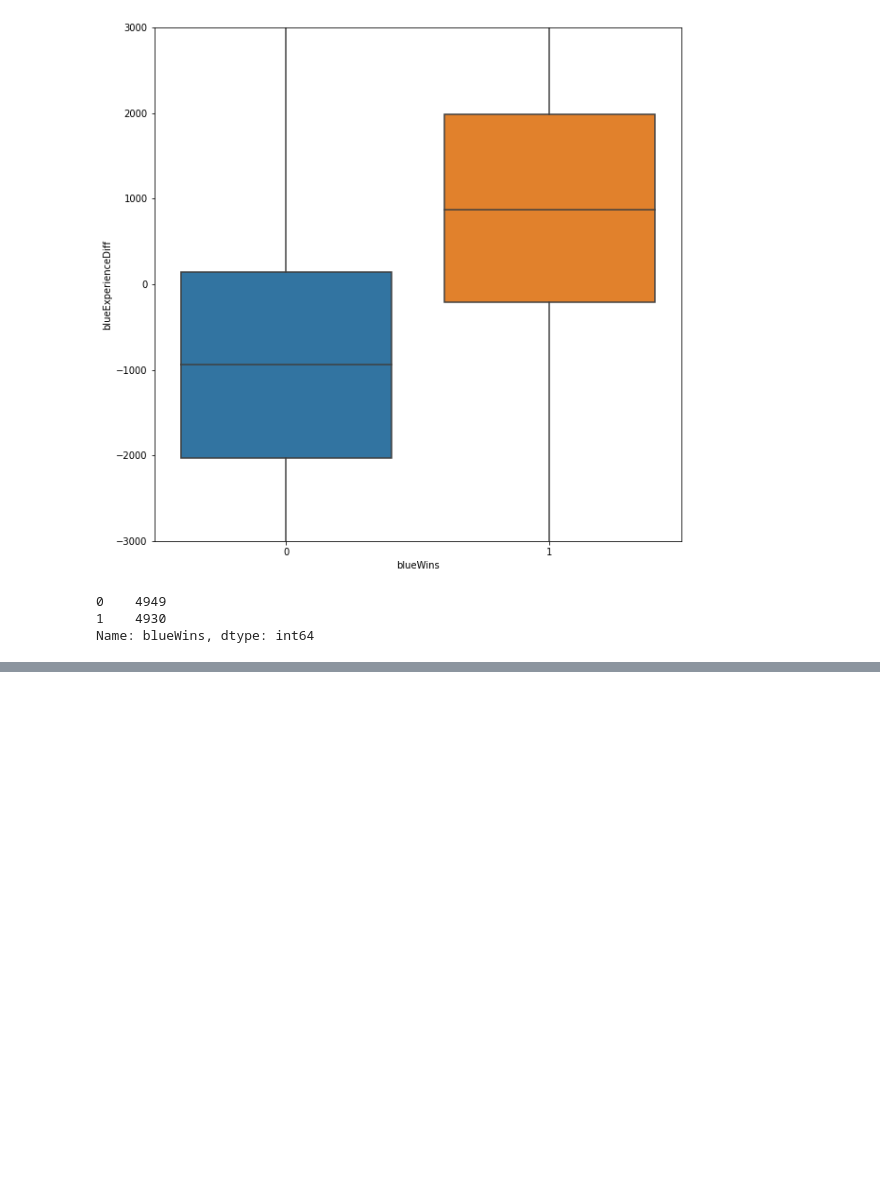
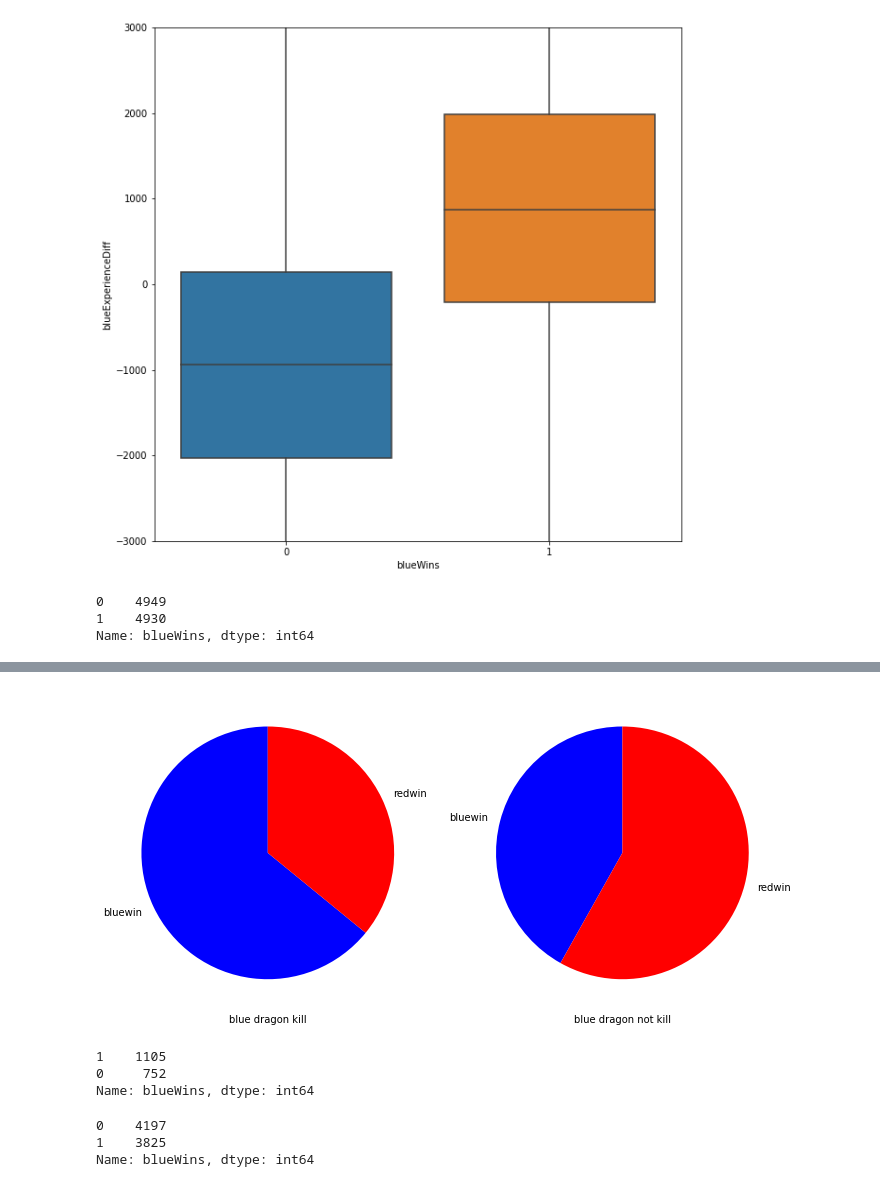
Before and after one commit to stormofdawn/aiffel_exp, a Jupyter notebook: 리그오브레전드_데이터.ipynb, the cells around one changed output, grey strips where cells are left out. Drawn from its saved outputs; the diff is of its cells as text; code cells hidden in the pictures; blank space fills up the shorter version.

```diff
--- a/리그오브레전드_데이터.ipynb
+++ b/리그오브레전드_데이터.ipynb
@@ -234,0 +294,16 @@ Name: blueWins, dtype: int64
+# %%
+bluedragonkill = [2292, 1284]
+bluedragonnotkill = [2638, 3665]
+# %%
+plt.figure(figsize=(10, 10))
+plt.subplot(1,2,1)
+plt.pie(bluedragonkill, labels=label, startangle = 90, colors=colors)
+plt.xlabel('blue dragon kill')
+
+plt.subplot(1,2,2)
+plt.pie(bluedragonnotkill, labels=label, startangle = 90, colors=colors)
+plt.xlabel('blue dragon not kill')
+
+plt.tight_layout()
+# %% [output]
+[figure, added]
@@ -234,0 +312,6 @@ Name: blueWins, dtype: int64
+# %%
+BHK['blueWins'].value_counts()
+# %% [output]
+1    1105
+0     752
+Name: blueWins, dtype: int64
@@ -234,0 +320,6 @@ Name: blueWins, dtype: int64
+# %%
+BHnK['blueWins'].value_counts()
+# %% [output]
+0    4197
+1    3825
+Name: blueWins, dtype: int64
```
Also changed, not shown: parts of 21 cells of this notebook.
